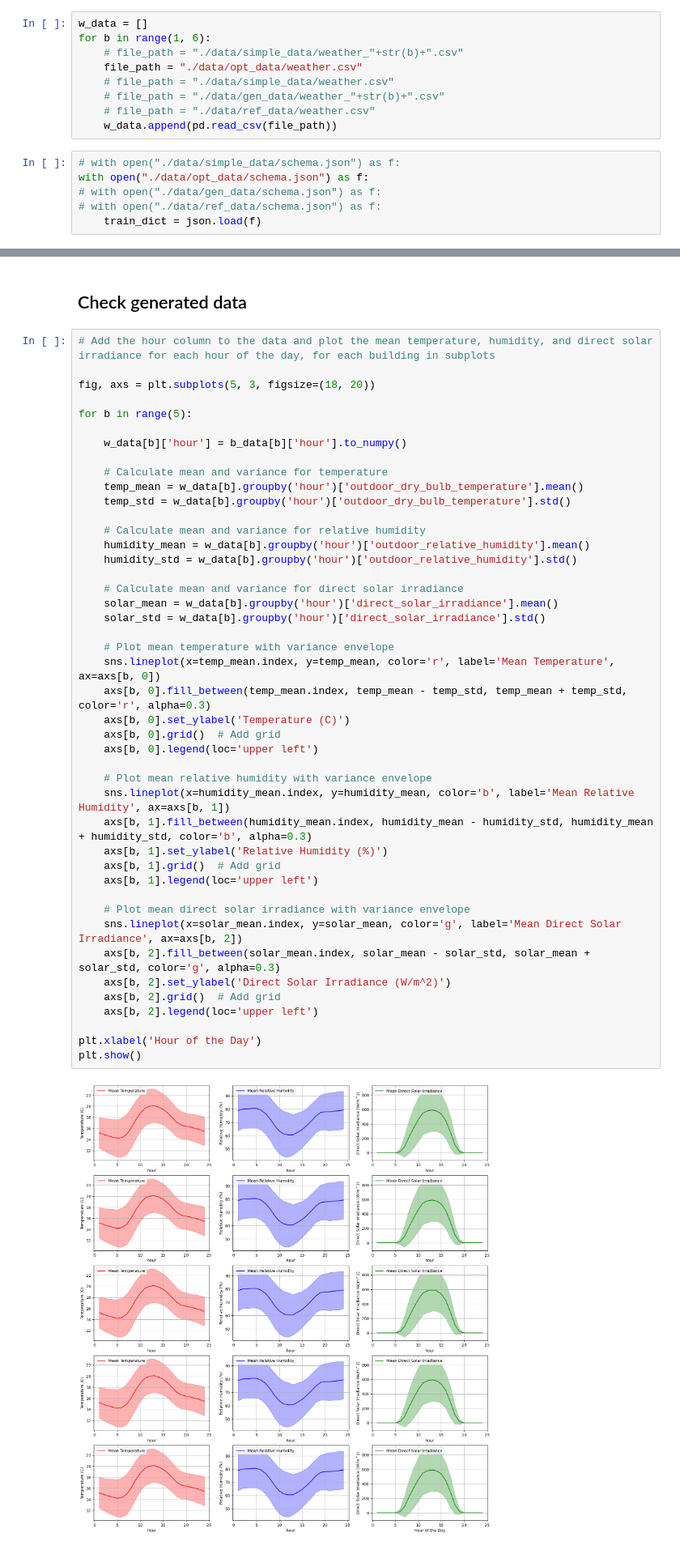
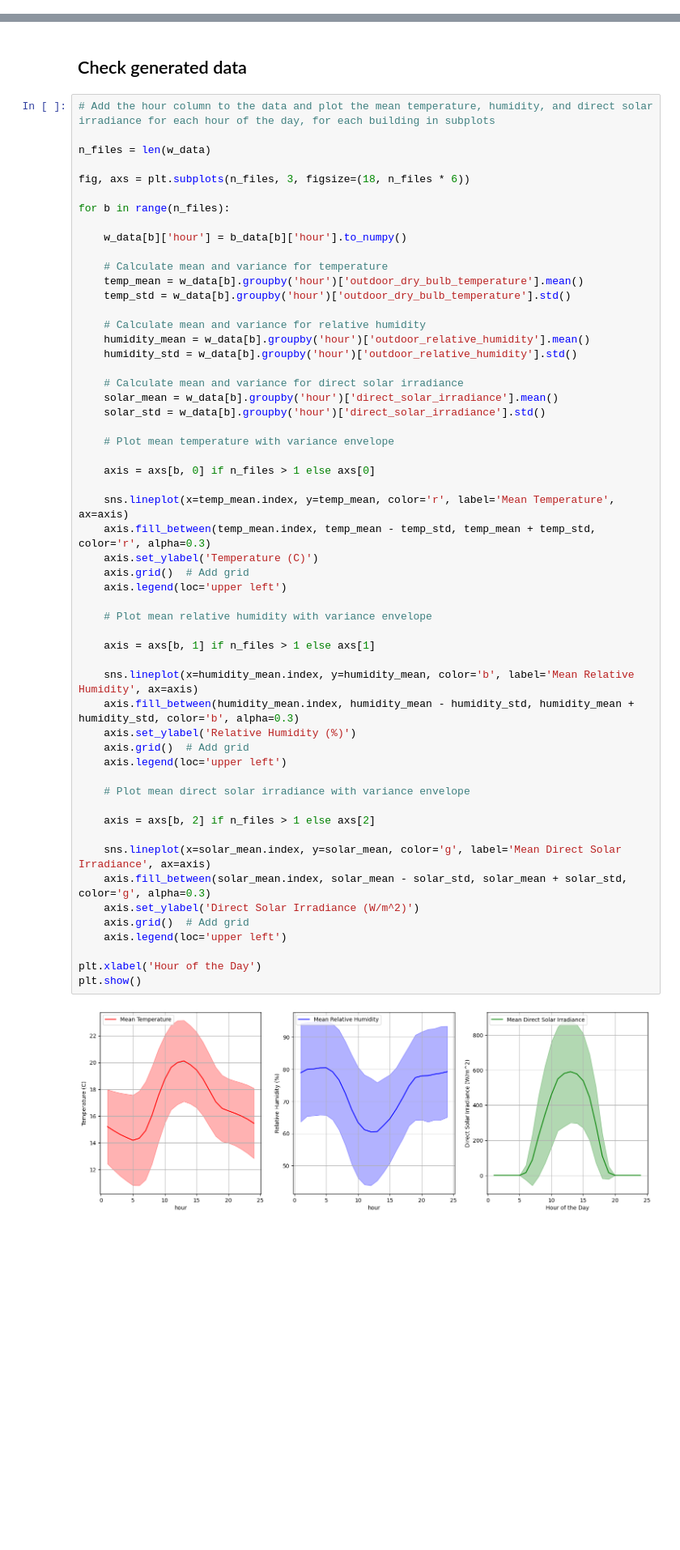
Before and after one commit to Optimization-and-Machine-Learning-Lab/energy_fed_trpo, a Jupyter notebook: src/notebooks/visualization.ipynb, the cells around one changed output, grey strips where cells are left out. Shown at 81% size. Cells and saved outputs as stored; diff of their text form; blank space fills up the shorter version.

```diff
--- a/src/notebooks/visualization.ipynb
+++ b/src/notebooks/visualization.ipynb
@@ -158,15 +149,0 @@ for b in range(1, 6):
-# %%
-w_data = []
-for b in range(1, 6):
-    # file_path = "./data/simple_data/weather_"+str(b)+".csv"
-    file_path = "./data/opt_data/weather.csv"
-    # file_path = "./data/simple_data/weather.csv"
-    # file_path = "./data/gen_data/weather_"+str(b)+".csv"
-    # file_path = "./data/ref_data/weather.csv"
-    w_data.append(pd.read_csv(file_path))
-# %%
-# with open("./data/simple_data/schema.json") as f:
-with open("./data/opt_data/schema.json") as f:
-# with open("./data/gen_data/schema.json") as f:
-# with open("./data/ref_data/schema.json") as f:
-    train_dict = json.load(f)
@@ -175,47 +190,58 @@ with open("./data/opt_data/schema.json") as f:
 # %%
 # Add the hour column to the data and plot the mean temperature, humidity, and direct solar irradiance for each hour of the day, for each building in subplots
 
-fig, axs = plt.subplots(5, 3, figsize=(18, 20))
+n_files = len(w_data)
 
-for b in range(5):
+fig, axs = plt.subplots(n_files, 3, figsize=(18, n_files * 6))
+
+for b in range(n_files):
 
     w_data[b]['hour'] = b_data[b]['hour'].to_numpy()
 
     # Calculate mean and variance for temperature
     temp_mean = w_data[b].groupby('hour')['outdoor_dry_bulb_temperature'].mean()
     temp_std = w_data[b].groupby('hour')['outdoor_dry_bulb_temperature'].std()
 
     # Calculate mean and variance for relative humidity
     humidity_mean = w_data[b].groupby('hour')['outdoor_relative_humidity'].mean()
     humidity_std = w_data[b].groupby('hour')['outdoor_relative_humidity'].std()
 
     # Calculate mean and variance for direct solar irradiance
     solar_mean = w_data[b].groupby('hour')['direct_solar_irradiance'].mean()
     solar_std = w_data[b].groupby('hour')['direct_solar_irradiance'].std()
 
     # Plot mean temperature with variance envelope
-    sns.lineplot(x=temp_mean.index, y=temp_mean, color='r', label='Mean Temperature', ax=axs[b, 0])
-    axs[b, 0].fill_between(temp_mean.index, temp_mean - temp_std, temp_mean + temp_std, color='r', alpha=0.3)
-    axs[b, 0].set_ylabel('Temperature (C)')
-    axs[b, 0].grid()  # Add grid
-    axs[b, 0].legend(loc='upper left')
+
+    axis = axs[b, 0] if n_files > 1 else axs[0]
+
+    sns.lineplot(x=temp_mean.index, y=temp_mean, color='r', label='Mean Temperature', ax=axis)
+    axis.fill_between(temp_mean.index, temp_mean - temp_std, temp_mean + temp_std, color='r', alpha=0.3)
+    axis.set_ylabel('Temperature (C)')
+    axis.grid()  # Add grid
+    axis.legend(loc='upper left')
 
     # Plot mean relative humidity with variance envelope
-    sns.lineplot(x=humidity_mean.index, y=humidity_mean, color='b', label='Mean Relative Humidity', ax=axs[b, 1])
-    axs[b, 1].fill_between(humidity_mean.index, humidity_mean - humidity_std, humidity_mean + humidity_std, color='b', alpha=0.3)
-    axs[b, 1].set_ylabel('Relative Humidity (%)')
-    axs[b, 1].grid()  # Add grid
-    axs[b, 1].legend(loc='upper left')
+
+    axis = axs[b, 1] if n_files > 1 else axs[1]
+
+    sns.lineplot(x=humidity_mean.index, y=humidity_mean, color='b', label='Mean Relative Humidity', ax=axis)
+    axis.fill_between(humidity_mean.index, humidity_mean - humidity_std, humidity_mean + humidity_std, color='b', alpha=0.3)
+    axis.set_ylabel('Relative Humidity (%)')
+    axis.grid()  # Add grid
+    axis.legend(loc='upper left')
 
     # Plot mean direct solar irradiance with variance envelope
-    sns.lineplot(x=solar_mean.index, y=solar_mean, color='g', label='Mean Direct Solar Irradiance', ax=axs[b, 2])
-    axs[b, 2].fill_between(solar_mean.index, solar_mean - solar_std, solar_mean + solar_std, color='g', alpha=0.3)
-    axs[b, 2].set_ylabel('Direct Solar Irradiance (W/m^2)')
-    axs[b, 2].grid()  # Add grid
-    axs[b, 2].legend(loc='upper left')
+
+    axis = axs[b, 2] if n_files > 1 else axs[2]
+
+    sns.lineplot(x=solar_mean.index, y=solar_mean, color='g', label='Mean Direct Solar Irradiance', ax=axis)
+    axis.fill_between(solar_mean.index, solar_mean - solar_std, solar_mean + solar_std, color='g', alpha=0.3)
+    axis.set_ylabel('Direct Solar Irradiance (W/m^2)')
+    axis.grid()  # Add grid
+    axis.legend(loc='upper left')
 
 plt.xlabel('Hour of the Day')
 plt.show()
 # %% [output]
-[figure, old version]
+[figure, new version]
 # %%
```
Also changed, not shown: parts of 10 cells of this notebook, 27 other files.
